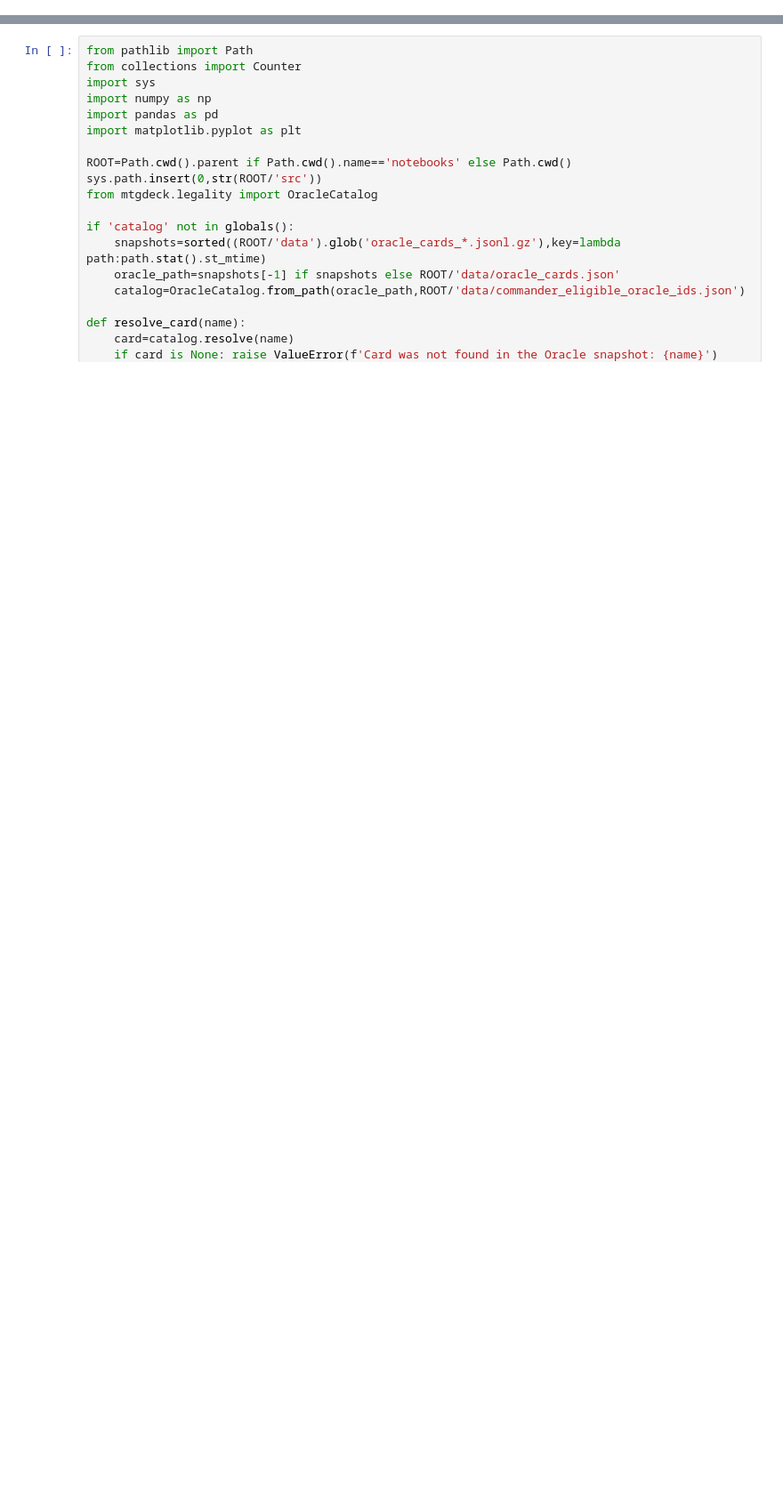
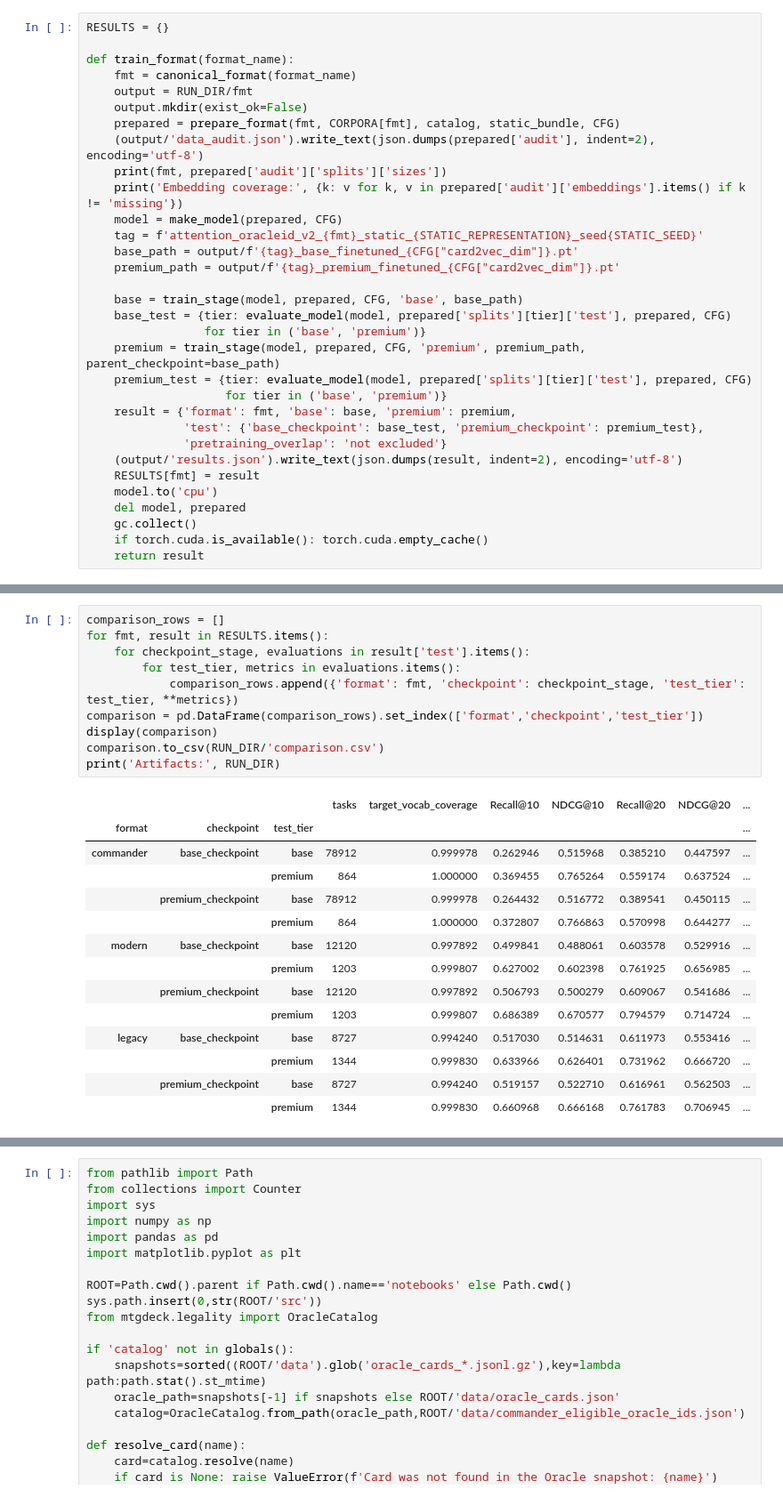
Before and after one commit to pengkev/mtg-genrec, a Jupyter notebook: notebooks/genrec.ipynb, the cells around one changed output, grey strips where cells are left out. Shown at 89% size. Cells and saved outputs as stored; diff of their text form; blank space fills up the shorter version.

Commit message:
feat(genrec): train separate formats with premium refinement

```diff
--- a/notebooks/genrec.ipynb
+++ b/notebooks/genrec.ipynb
@@ -426,0 +120,32 @@ Run cells 20–25 for combined statistics. Cells 26–28 show each Commander in
+# %%
+RESULTS = {}
+
+def train_format(format_name):
+    fmt = canonical_format(format_name)
+    output = RUN_DIR/fmt
+    output.mkdir(exist_ok=False)
+    prepared = prepare_format(fmt, CORPORA[fmt], catalog, static_bundle, CFG)
+    (output/'data_audit.json').write_text(json.dumps(prepared['audit'], indent=2), encoding='utf-8')
+    print(fmt, prepared['audit']['splits']['sizes'])
+    print('Embedding coverage:', {k: v for k, v in prepared['audit']['embeddings'].items() if k != 'missing'})
+    model = make_model(prepared, CFG)
+    tag = f'attention_oracleid_v2_{fmt}_static_{STATIC_REPRESENTATION}_seed{STATIC_SEED}'
+    base_path = output/f'{tag}_base_finetuned_{CFG["card2vec_dim"]}.pt'
+    premium_path = output/f'{tag}_premium_finetuned_{CFG["card2vec_dim"]}.pt'
+
+    base = train_stage(model, prepared, CFG, 'base', base_path)
+    base_test = {tier: evaluate_model(model, prepared['splits'][tier]['test'], prepared, CFG)
+                 for tier in ('base', 'premium')}
+    premium = train_stage(model, prepared, CFG, 'premium', premium_path, parent_checkpoint=base_path)
+    premium_test = {tier: evaluate_model(model, prepared['splits'][tier]['test'], prepared, CFG)
+                    for tier in ('base', 'premium')}
+    result = {'format': fmt, 'base': base, 'premium': premium,
+              'test': {'base_checkpoint': base_test, 'premium_checkpoint': premium_test},
+              'pretraining_overlap': 'not excluded'}
+    (output/'results.json').write_text(json.dumps(result, indent=2), encoding='utf-8')
+    RESULTS[fmt] = result
+    model.to('cpu')
+    del model, prepared
+    gc.collect()
+    if torch.cuda.is_available(): torch.cuda.empty_cache()
+    return result
@@ -426,0 +222,25 @@ Run cells 20–25 for combined statistics. Cells 26–28 show each Commander in
+# %%
+comparison_rows = []
+for fmt, result in RESULTS.items():
+    for checkpoint_stage, evaluations in result['test'].items():
+        for test_tier, metrics in evaluations.items():
+            comparison_rows.append({'format': fmt, 'checkpoint': checkpoint_stage, 'test_tier': test_tier, **metrics})
+comparison = pd.DataFrame(comparison_rows).set_index(['format','checkpoint','test_tier'])
+display(comparison)
+comparison.to_csv(RUN_DIR/'comparison.csv')
+print('Artifacts:', RUN_DIR)
+# %% [output]
+|  |  |  | tasks | target_vocab_coverage | Recall@10 | NDCG@10 | Recall@20 | NDCG@20 | ... |
+| format | checkpoint | test_tier |  |  |  |  |  |  | ... |
+| commander | base_checkpoint | base | 78912 | 0.999978 | 0.262946 | 0.515968 | 0.385210 | 0.447597 | ... |
+|  |  | premium | 864 | 1.000000 | 0.369455 | 0.765264 | 0.559174 | 0.637524 | ... |
+|  | premium_checkpoint | base | 78912 | 0.999978 | 0.264432 | 0.516772 | 0.389541 | 0.450115 | ... |
+|  |  | premium | 864 | 1.000000 | 0.372807 | 0.766863 | 0.570998 | 0.644277 | ... |
+| modern | base_checkpoint | base | 12120 | 0.997892 | 0.499841 | 0.488061 | 0.603578 | 0.529916 | ... |
+|  |  | premium | 1203 | 0.999807 | 0.627002 | 0.602398 | 0.761925 | 0.656985 | ... |
+|  | premium_checkpoint | base | 12120 | 0.997892 | 0.506793 | 0.500279 | 0.609067 | 0.541686 | ... |
+|  |  | premium | 1203 | 0.999807 | 0.686389 | 0.670577 | 0.794579 | 0.714724 | ... |
+| legacy | base_checkpoint | base | 8727 | 0.994240 | 0.517030 | 0.514631 | 0.611973 | 0.553416 | ... |
+|  |  | premium | 1344 | 0.999830 | 0.633966 | 0.626401 | 0.731962 | 0.666720 | ... |
+|  | premium_checkpoint | base | 8727 | 0.994240 | 0.519157 | 0.522710 | 0.616961 | 0.562503 | ... |
+|  |  | premium | 1344 | 0.999830 | 0.660968 | 0.666168 | 0.761783 | 0.706945 | ... |
```
Also changed, not shown: parts of 47 cells of this notebook, 7 other files.
